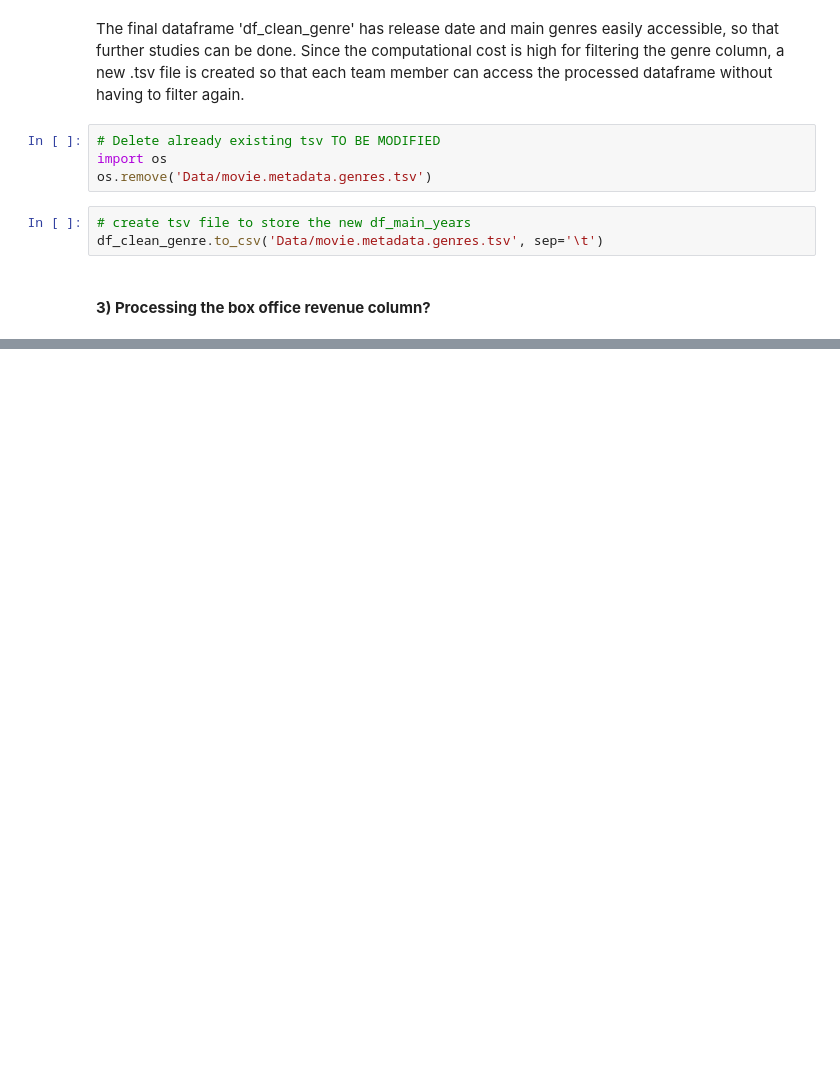
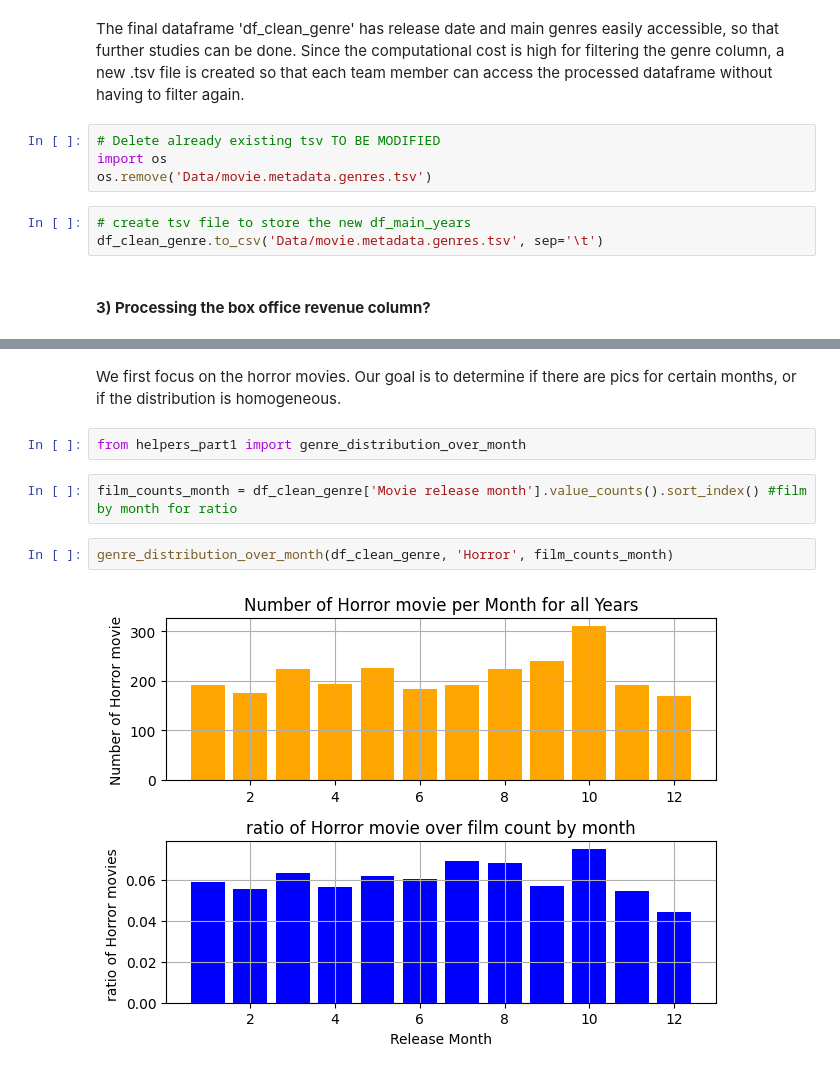
Before and after one commit to epfl-ada/ada-2023-project-dat4k, a Jupyter notebook: P2_final.ipynb, the cells around one changed output, grey strips where cells are left out. Saved outputs shown, nothing was run; the diff lists cells and outputs as text; blank space fills up the shorter version.

```diff
--- a/P2_final.ipynb
+++ b/P2_final.ipynb
@@ -357,0 +365,10 @@ df_clean_genre.to_csv('Data/movie.metadata.genres.tsv', sep='\t')
+# %% [markdown]
+We first focus on the horror movies. Our goal is to determine if there are pics for certain months, or if the distribution is homogeneous.
+# %%
+from helpers_part1 import genre_distribution_over_month
+# %%
+film_counts_month = df_clean_genre['Movie release month'].value_counts().sort_index() #film by month for ratio
+# %%
+genre_distribution_over_month(df_clean_genre, 'Horror', film_counts_month)
+# %% [output]
+[figure, added]
```
Also changed, not shown: parts of 8 cells of this notebook, 3 other files.
